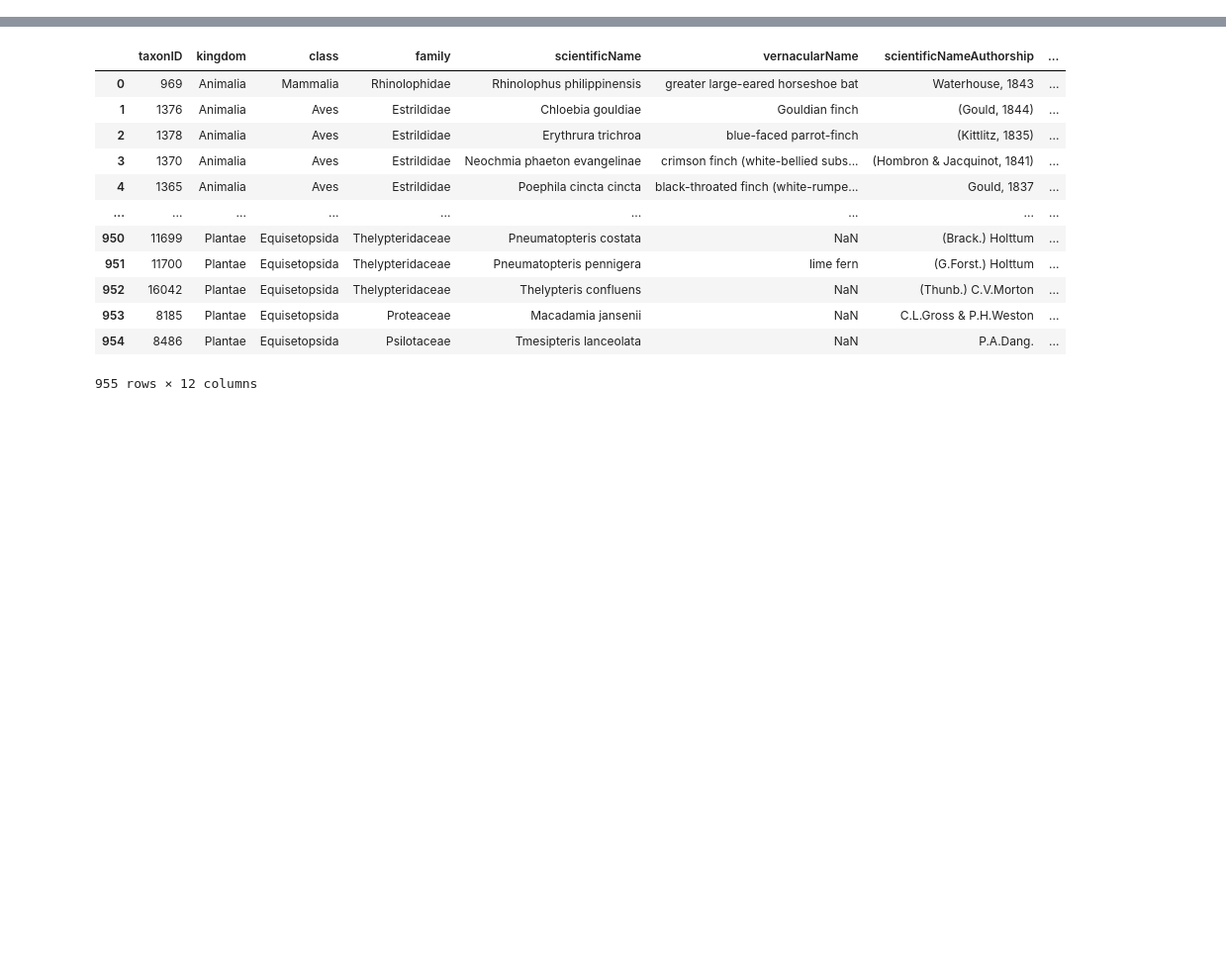
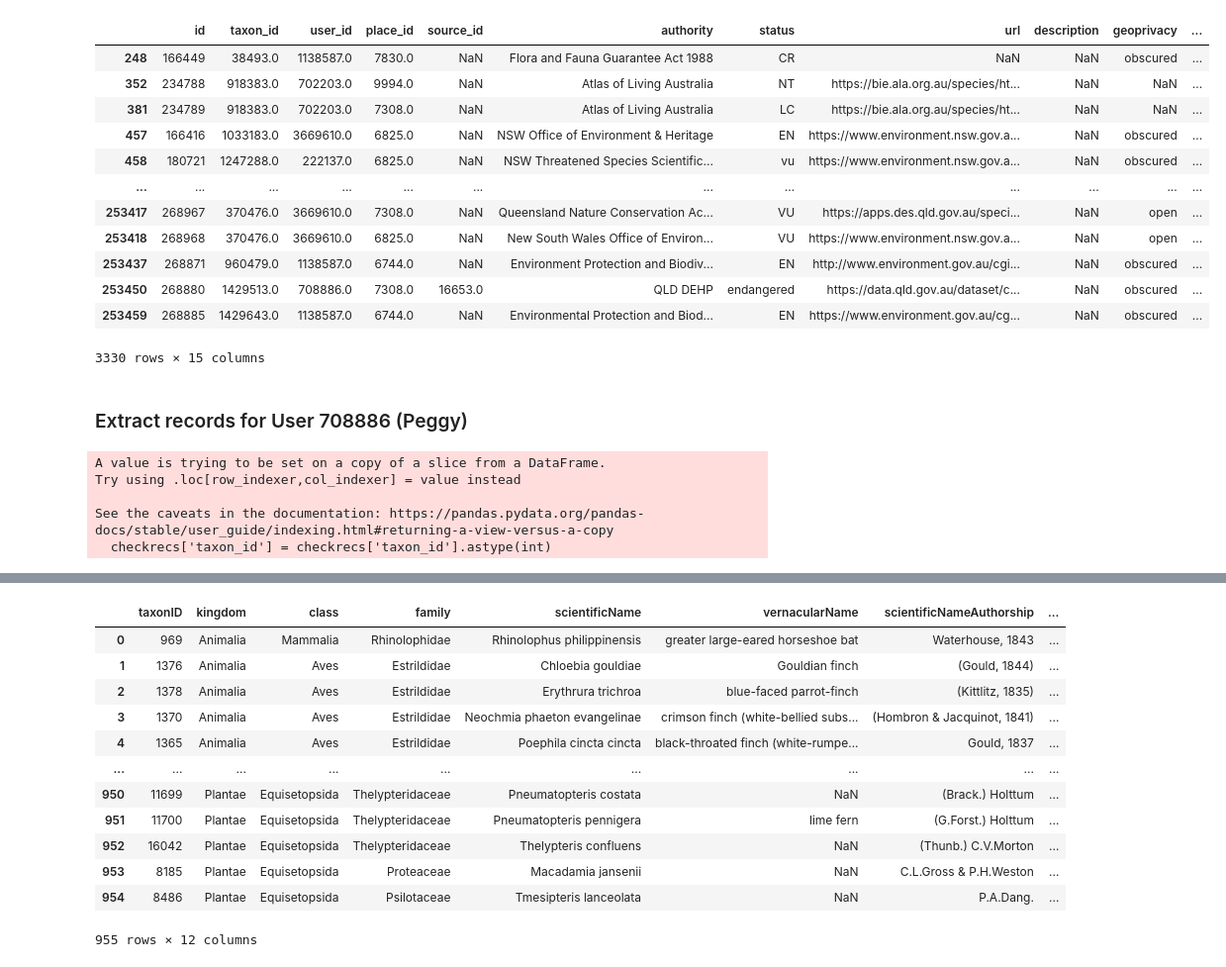
Before and after one commit to AtlasOfLivingAustralia/authoritative-lists, a Jupyter notebook: source-code/py-notebook/inaturalist-sensitive.ipynb, the cells around one changed output, grey strips where cells are left out. Shown at 99% size. Drawn from its saved outputs; the diff is of its cells as text; code cells hidden in the pictures; blank space fills up the shorter version.

```diff
--- a/source-code/py-notebook/inaturalist-sensitive.ipynb
+++ b/source-code/py-notebook/inaturalist-sensitive.ipynb
@@ -16,0 +87,27 @@ To update the statuses (eg for Qld), we need to:
+# %%
+dfana
+# %% [output]
+|  | id | taxon_id | user_id | place_id | source_id | authority | status | url | description | geoprivacy | ... |
+| 248 | 166449 | 38493.0 | 1138587.0 | 7830.0 | NaN | Flora and Fauna Guarantee Act 1988 | CR | NaN | NaN | obscured | ... |
+| 352 | 234788 | 918383.0 | 702203.0 | 9994.0 | NaN | Atlas of Living Australia | NT | https://bie.ala.org.au/species/ht... | NaN | NaN | ... |
+| 381 | 234789 | 918383.0 | 702203.0 | 7308.0 | NaN | Atlas of Living Australia | LC | https://bie.ala.org.au/species/ht... | NaN | NaN | ... |
+| 457 | 166416 | 1033183.0 | 3669610.0 | 6825.0 | NaN | NSW Office of Environment & Heritage | EN | https://www.environment.nsw.gov.a... | NaN | obscured | ... |
+| 458 | 180721 | 1247288.0 | 222137.0 | 6825.0 | NaN | NSW Threatened Species Scientific... | vu | https://www.environment.nsw.gov.a... | NaN | obscured | ... |
+| ... | ... | ... | ... | ... | ... | ... | ... | ... | ... | ... | ... |
+| 253417 | 268967 | 370476.0 | 3669610.0 | 7308.0 | NaN | Queensland Nature Conservation Ac... | VU | https://apps.des.qld.gov.au/speci... | NaN | open | ... |
+| 253418 | 268968 | 370476.0 | 3669610.0 | 6825.0 | NaN | New South Wales Office of Environ... | VU | https://www.environment.nsw.gov.a... | NaN | open | ... |
+| 253437 | 268871 | 960479.0 | 1138587.0 | 6744.0 | NaN | Environment Protection and Biodiv... | EN | http://www.environment.gov.au/cgi... | NaN | obscured | ... |
+| 253450 | 268880 | 1429513.0 | 708886.0 | 7308.0 | 16653.0 | QLD DEHP | endangered | https://data.qld.gov.au/dataset/c... | NaN | obscured | ... |
+| 253459 | 268885 | 1429643.0 | 1138587.0 | 6744.0 | NaN | Environmental Protection and Biod... | EN | https://www.environment.gov.au/cg... | NaN | obscured | ... |
+3330 rows × 15 columns
+# %% [markdown]
+### Extract records for User 708886 (Peggy)
+# %%
+checkrecs = dfaus1[dfaus1['user_id']== 708886]
+checkrecs['taxon_id'] = checkrecs['taxon_id'].astype(int)
+# %% [output]
+A value is trying to be set on a copy of a slice from a DataFrame.
+Try using .loc[row_indexer,col_indexer] = value instead
+
+See the caveats in the documentation: https://pandas.pydata.org/pandas-docs/stable/user_guide/indexing.html#returning-a-view-versus-a-copy
+  checkrecs['taxon_id'] = checkrecs['taxon_id'].astype(int)
```
Also changed, not shown: parts of 30 cells of this notebook, 1 other file.
